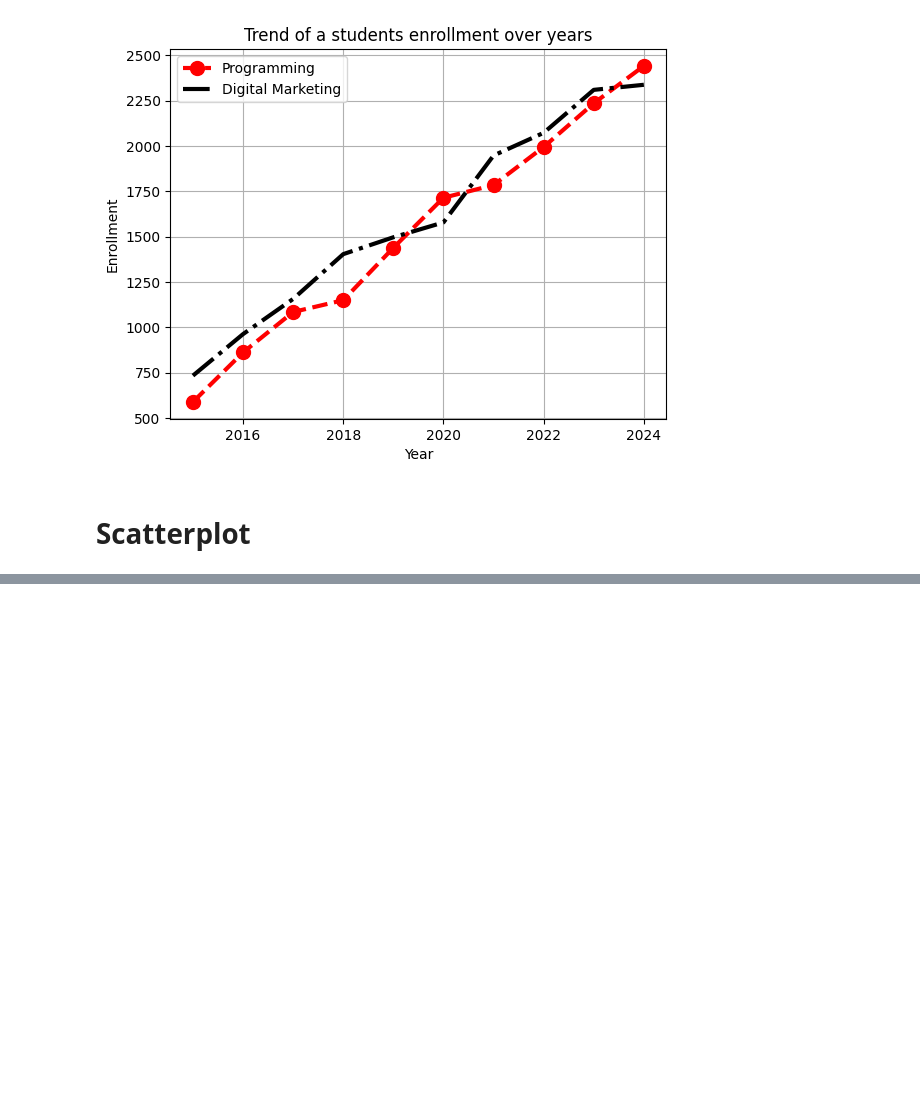
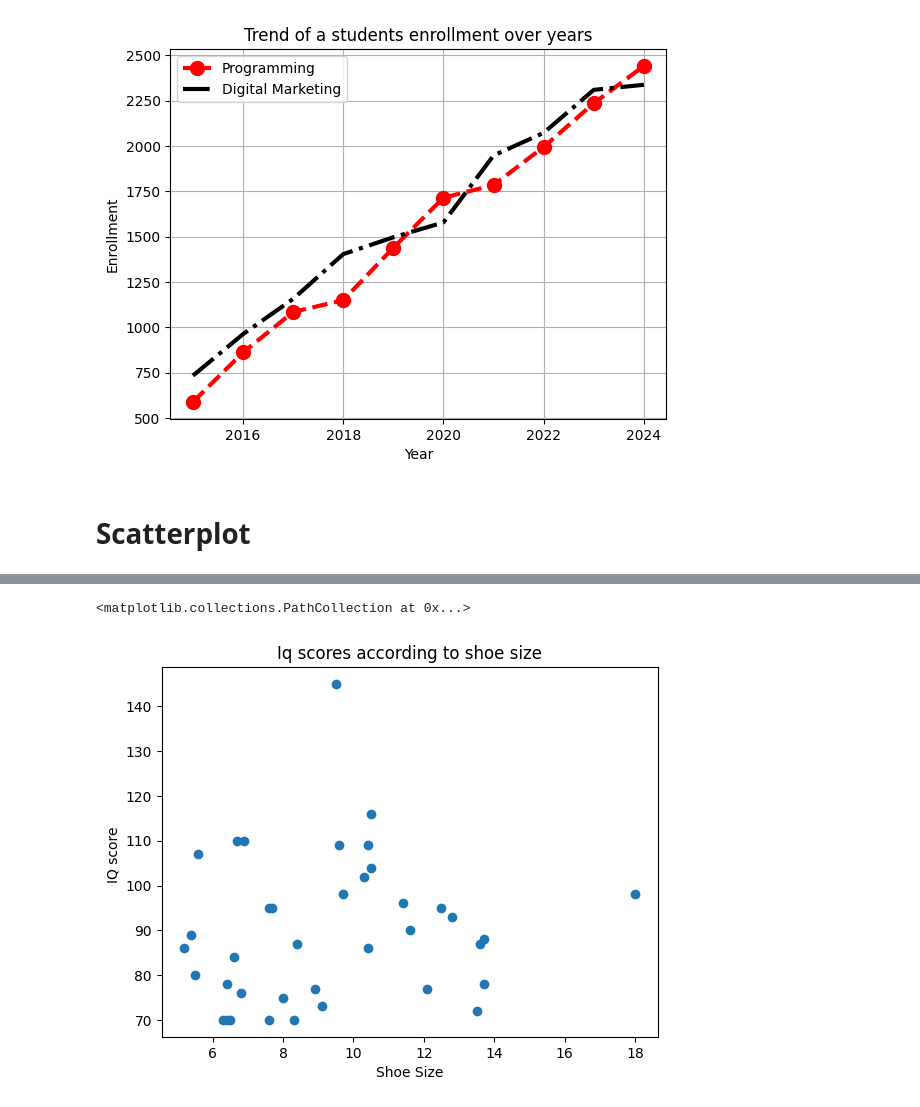
Before and after one commit to kaho0/Abstract, a Jupyter notebook: Shore_15.ipynb, the cells around one changed output, grey strips where cells are left out. Drawn from its saved outputs; the diff is of its cells as text; code cells hidden in the pictures; blank space fills up the shorter version.

```diff
--- a/Shore_15.ipynb
+++ b/Shore_15.ipynb
@@ -70,0 +101,8 @@ plt.grid()
+# %%
+plt.xlabel('Shoe Size')
+plt.ylabel('IQ score ')
+plt.title("Iq scores according to shoe size")
+plt.scatter(students['Shoe_Size'],students['IQ_Score'])
+# %% [output]
+<matplotlib.collections.PathCollection at 0x...>
+[figure, added]
```
Also changed, not shown: parts of 9 cells of this notebook.
